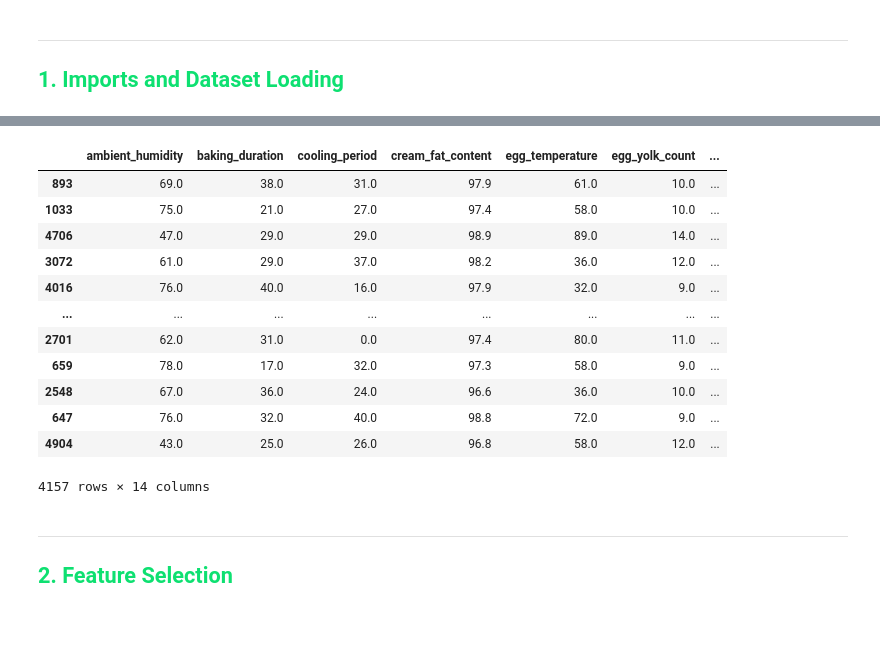
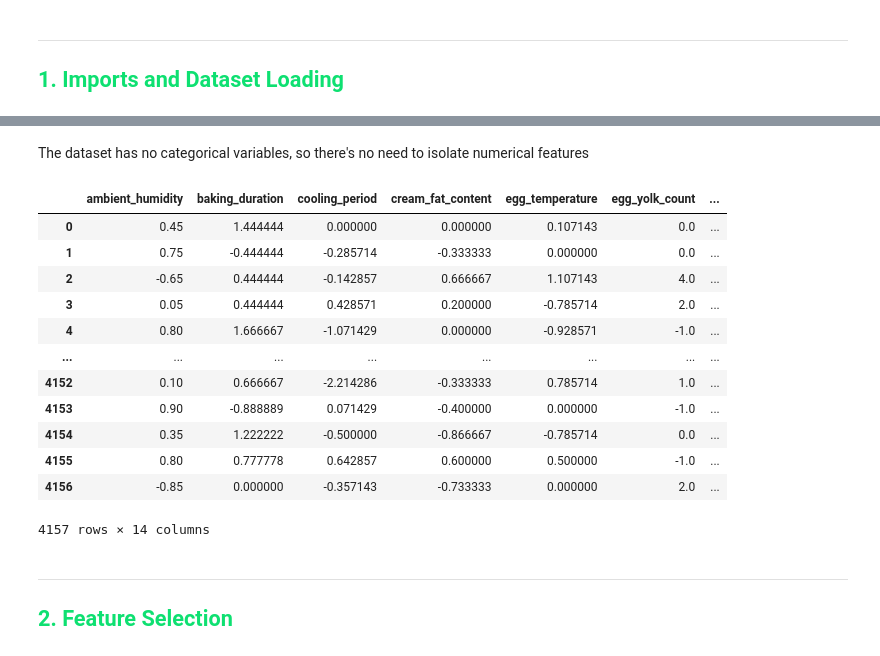
Before and after one commit to gugaffranco/MachineLearning1G08, a Jupyter notebook: ML08_NB3_FEATUREMGMT.ipynb, the cells around one changed output, grey strips where cells are left out. Drawn from its saved outputs; the diff is of its cells as text; code cells hidden in the pictures; blank space fills up the shorter version.

```diff
--- a/ML08_NB3_FEATUREMGMT.ipynb
+++ b/ML08_NB3_FEATUREMGMT.ipynb
@@ -52,8 +53,6 @@ import warnings
 warnings.filterwarnings("ignore")
 # %%
 X_train = pd.read_pickle('Nata_files/data_clean/X_train_clean.pkl')
-X_val = pd.read_pickle('Nata_files/data_clean/X_test_clean.pkl')
+X_test = pd.read_pickle('Nata_files/data_clean/X_test_clean.pkl')
 y_train = pd.read_pickle('Nata_files/data_clean/y_train_clean.pkl')
-y_val = pd.read_pickle('Nata_files/data_clean/y_test_clean.pkl')
-
-X_val.head()
+y_test = pd.read_pickle('Nata_files/data_clean/y_test_clean.pkl')
@@ -80,32 +83,30 @@ Note: the dataset has only 1 categorical variable, so we didn't create datasets
+# %% [markdown]
+The dataset has no categorical variables, so there's no need to isolate numerical features
 # %%
-# Selecting only numerical columns for scaling
-X_train_n = X_train.select_dtypes(include=['int64','float64'])
-X_val_n = X_val.select_dtypes(include=['int64','float64'])
-
 # Defining the scaler
 scaler = RobustScaler()
 
 # Fitting only the training data and transforming both
-X_train_n_scl = scaler.fit_transform(X_train_n)
-X_train_n_scl = pd.DataFrame(X_train_n_scl, columns=X_train_n.columns)
+X_train_scl = scaler.fit_transform(X_train)
+X_train_scl = pd.DataFrame(X_train_scl, columns=X_train.columns)
 
-X_val_n_scl = scaler.transform(X_val_n)
-X_val_n_scl = pd.DataFrame(X_val_n_scl, columns=X_val_n.columns)
+X_test_scl = scaler.transform(X_test)
+X_test_scl = pd.DataFrame(X_test_scl, columns=X_test.columns)
 
-X_train
+X_train_scl
 # %% [output]
 |  | ambient_humidity | baking_duration | cooling_period | cream_fat_content | egg_temperature | egg_yolk_count | ... |
-| 893 | 69.0 | 38.0 | 31.0 | 97.9 | 61.0 | 10.0 | ... |
-| 1033 | 75.0 | 21.0 | 27.0 | 97.4 | 58.0 | 10.0 | ... |
-| 4706 | 47.0 | 29.0 | 29.0 | 98.9 | 89.0 | 14.0 | ... |
-| 3072 | 61.0 | 29.0 | 37.0 | 98.2 | 36.0 | 12.0 | ... |
-| 4016 | 76.0 | 40.0 | 16.0 | 97.9 | 32.0 | 9.0 | ... |
+| 0 | 0.45 | 1.444444 | 0.000000 | 0.000000 | 0.107143 | 0.0 | ... |
+| 1 | 0.75 | -0.444444 | -0.285714 | -0.333333 | 0.000000 | 0.0 | ... |
+| 2 | -0.65 | 0.444444 | -0.142857 | 0.666667 | 1.107143 | 4.0 | ... |
+| 3 | 0.05 | 0.444444 | 0.428571 | 0.200000 | -0.785714 | 2.0 | ... |
+| 4 | 0.80 | 1.666667 | -1.071429 | 0.000000 | -0.928571 | -1.0 | ... |
 | ... | ... | ... | ... | ... | ... | ... | ... |
-| 2701 | 62.0 | 31.0 | 0.0 | 97.4 | 80.0 | 11.0 | ... |
-| 659 | 78.0 | 17.0 | 32.0 | 97.3 | 58.0 | 9.0 | ... |
-| 2548 | 67.0 | 36.0 | 24.0 | 96.6 | 36.0 | 10.0 | ... |
-| 647 | 76.0 | 32.0 | 40.0 | 98.8 | 72.0 | 9.0 | ... |
-| 4904 | 43.0 | 25.0 | 26.0 | 96.8 | 58.0 | 12.0 | ... |
+| 4152 | 0.10 | 0.666667 | -2.214286 | -0.333333 | 0.785714 | 1.0 | ... |
+| 4153 | 0.90 | -0.888889 | 0.071429 | -0.400000 | 0.000000 | -1.0 | ... |
+| 4154 | 0.35 | 1.222222 | -0.500000 | -0.866667 | -0.785714 | 0.0 | ... |
+| 4155 | 0.80 | 0.777778 | 0.642857 | 0.600000 | 0.500000 | -1.0 | ... |
+| 4156 | -0.85 | 0.000000 | -0.357143 | -0.733333 | 0.000000 | 2.0 | ... |
 4157 rows × 14 columns
 # %% [markdown]
 <hr style = "border: 3px solid #0EE071;">
```
Also changed, not shown: parts of 23 cells of this notebook, 6 other files.
